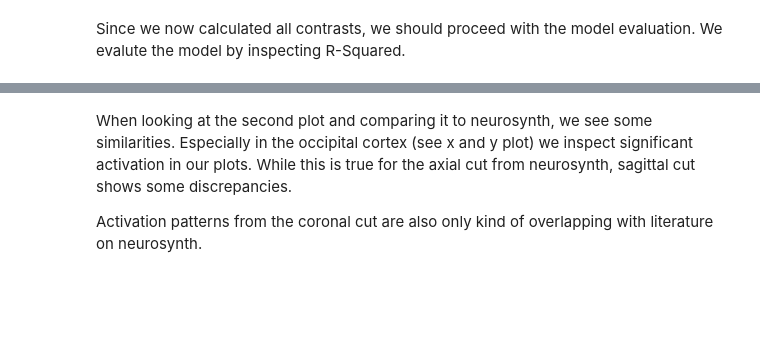
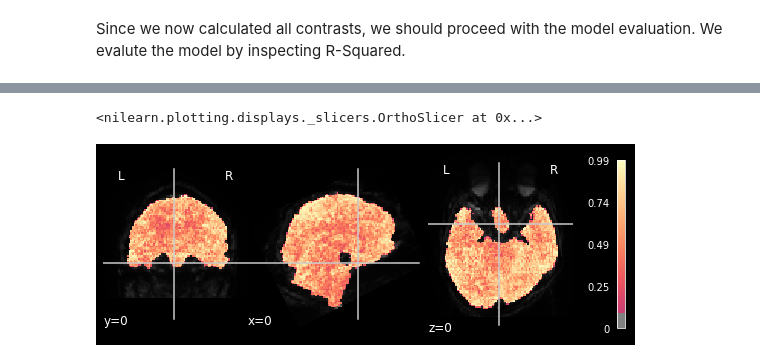
Before and after one commit to JNPauli/Banter, a Jupyter notebook: data/General_linear_model.ipynb, the cells around one changed output, grey strips where cells are left out. Drawn from its saved outputs; the diff is of its cells as text; code cells hidden in the pictures; blank space fills up the shorter version.

```diff
--- a/data/General_linear_model.ipynb
+++ b/data/General_linear_model.ipynb
@@ -579,4 +520,8 @@ for file in os.listdir():
-# %% [markdown]
-When looking at the second plot and comparing it to neurosynth, we see some similarities. Especially in the occipital cortex (see x and y plot) we inspect significant activation in our plots. While this is true for the axial cut from neurosynth, sagittal cut shows some discrepancies.
-
-Activation patterns from the coronal cut are also only kind of overlapping with literature on neurosynth.
+# %%
+tu = (0,0,0)
+from nilearn import plotting
+plotting.plot_stat_map(glm.r_square[0], bg_img=mean_img_, threshold=.1,
+                       display_mode='ortho', cut_coords=tu, cmap='magma')
+# %% [output]
+<nilearn.plotting.displays._slicers.OrthoSlicer at 0x...>
+[figure, added]
```
Also changed, not shown: parts of 21 cells of this notebook.
